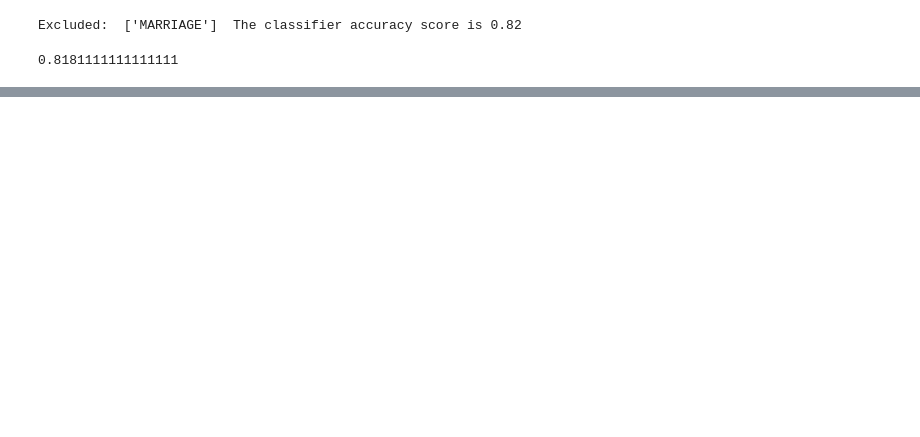
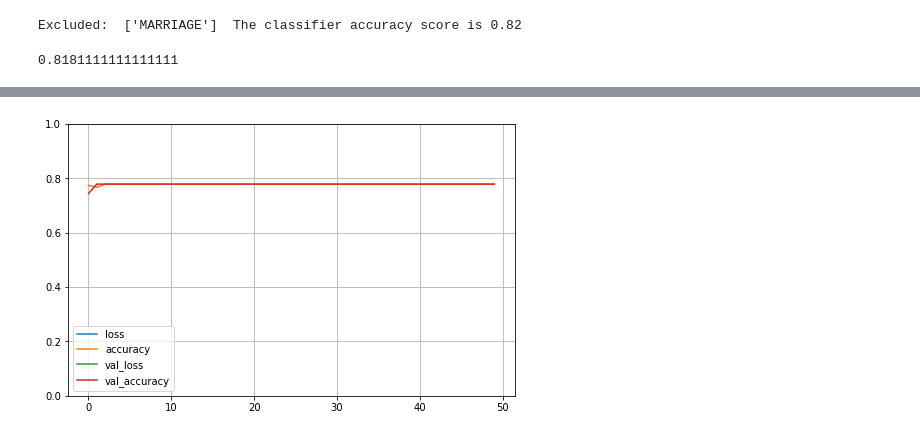
Before and after one commit to yizhengliu/MLCoursework, a Jupyter notebook: Coursework1_cat_so_far.ipynb, the cells around one changed output, grey strips where cells are left out. Cells and saved outputs as stored; diff of their text form; code cells hidden in the pictures; blank space fills up the shorter version.

```diff
--- a/Coursework1_cat_so_far.ipynb
+++ b/Coursework1_cat_so_far.ipynb
@@ -296,0 +414,7 @@ clf.fit()
+# %%
+from tensorflow import keras
+
+model=keras.models.Sequential()
+model.add(keras.layers.Dense(10, input_dim=23,activation="relu"))
+model.add(keras.layers.Dense(1,activation='relu'))
+model.summary()
@@ -296,0 +435,16 @@ clf.fit()
+# %%
+model.compile(loss="binary_crossentropy", optimizer="sgd",
+metrics=["accuracy"])
+# save the initial weight for initilise new models in cross validation
+model.save_weights('model.h5')
+# %%
+
+Xs_train, Xs_test, y_train, y_test = train_test_split(Xs, y, test_size=0.2,
+random_state=1, stratify=y)
+# %%
+# Now we can start the training
+# Tensorflow/Keras uses np array, so need to convert the data format
+#make sure the weights are initialised
+model.load_weights('model.h5')
+history= model.fit(np.array(Xs_train), np.array(y_train), epochs=50,
+validation_data=(np.array(Xs_test), np.array(y_test)))
@@ -296,0 +469,7 @@ clf.fit()
+# %%
+pd.DataFrame(history.history).plot(figsize=(8, 5))
+plt.grid(True)
+plt.gca().set_ylim(0, 1)
+plt.show()
+# %% [output]
+[figure, added]
```
Also changed, not shown: parts of 22 cells of this notebook.
